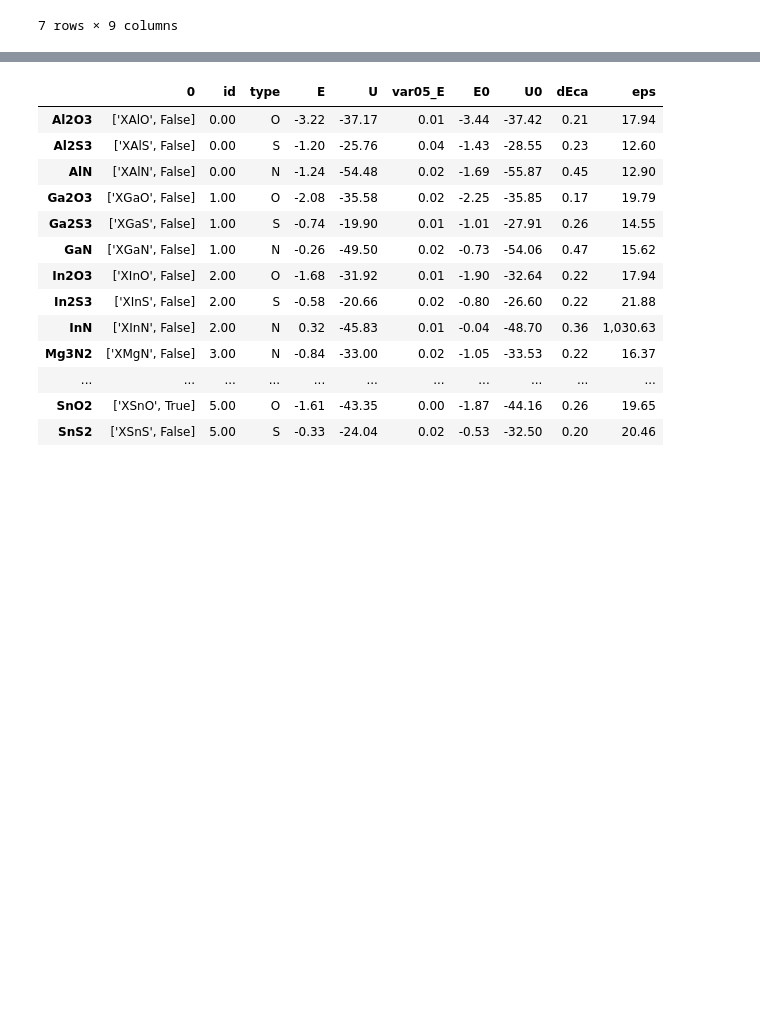
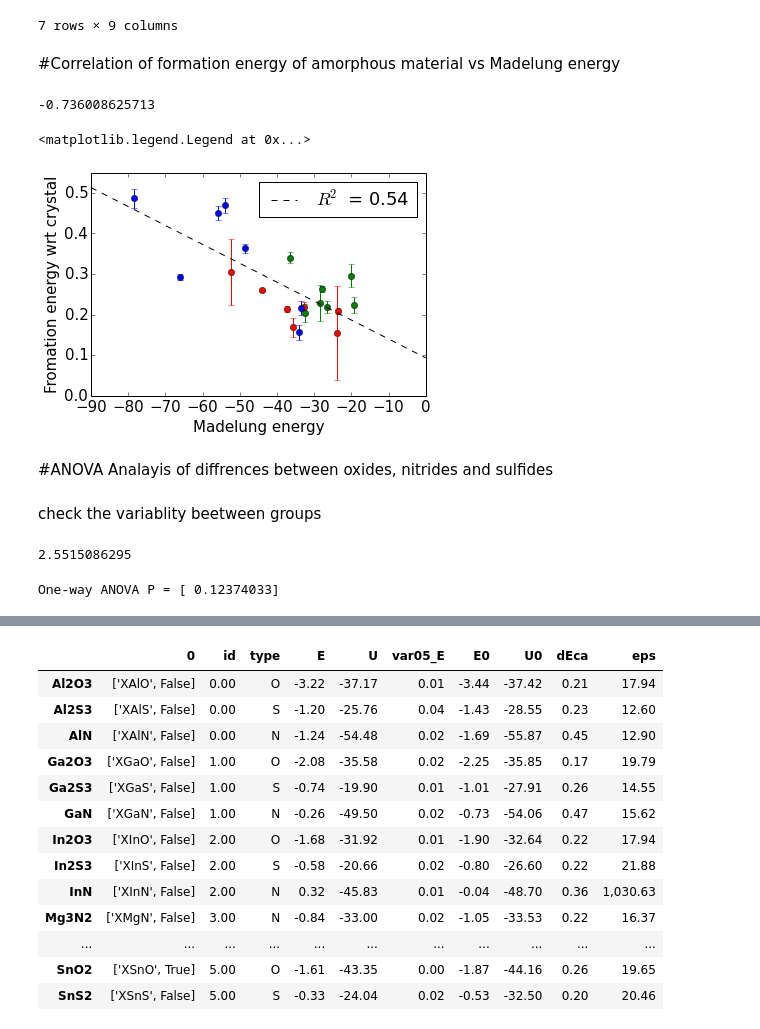
Before and after one commit to pzawadzk/IPython-NB-amorphous, a Jupyter notebook: R2_Formation_energy_SON.ipynb, the cells around one changed output, grey strips where cells are left out. Saved outputs shown, nothing was run; the diff lists cells and outputs as text; code cells hidden in the pictures; blank space fills up the shorter version.

Commit message:
adding ANOVA analysis

```diff
--- a/R2_Formation_energy_SON.ipynb
+++ b/R2_Formation_energy_SON.ipynb
@@ -186,3 +171,36 @@ oxides
 | SnO2 | ['XSnO', True] | 5.00 | O | -1.61 | -43.35 | 0.00 | -1.87 | -44.16 | 0.26 |
 | ZnO | ['XZnO', True] | 6.00 | O | -1.56 | -23.21 | 0.01 | -1.77 | -23.59 | 0.21 |
 7 rows × 9 columns
+# %% [markdown]
+#Correlation of formation energy of amorphous material vs Madelung energy
+# %%
+x = df['U0']
+y = df['dEca']
+slope, intercept, r_value, p_value, std_err = stats.linregress(x,y)
+print r_value
+
+ax = gca()
+col = []
+for id in y.index:
+    if 'O' in id: col.append('r')
+    elif 'N'in id: col.append('b')
+    else: col.append('g')
+
+for i in range(len(x)):
+    ax.errorbar(x[i], y[i], yerr=df['var05_E'][i], fmt='%so'%col[i])
+
+t = np.linspace(-90, 0, 10, )
+plot(t, t*slope + intercept, '--k', label = r'$R^2$ = %.2f'%r_value**2)
+
+
+ax.axis(xmin=-90, xmax=0, ymin = 0, ymax=0.55)
+ax.set_xlabel('Madelung energy')
+ax.set_ylabel('Fromation energy wrt crystal')
+legend()
+# %% [output]
+-0.736008625713
+<matplotlib.legend.Legend at 0x...>
+[figure, added]
+# %% [markdown]
+#ANOVA
+Analayis of diffrences between oxides, nitrides and sulfides
@@ -188,0 +214,14 @@ oxides
+# %% [markdown]
+check the variablity beetween groups
+# %%
+stds = [O.std(), N.std(), S.std()]
+print np.max(stds)/np.min(stds)
+# %% [output]
+2.5515086295
+# %%
+# compute one-way ANOVA P value
+from scipy import stats
+f_val, p_val = stats.f_oneway(O, N, S)
+print "One-way ANOVA P =", p_val
+# %% [output]
+One-way ANOVA P = [ 0.12374033]
```
Also changed, not shown: parts of 20 cells of this notebook, 1 other file.
